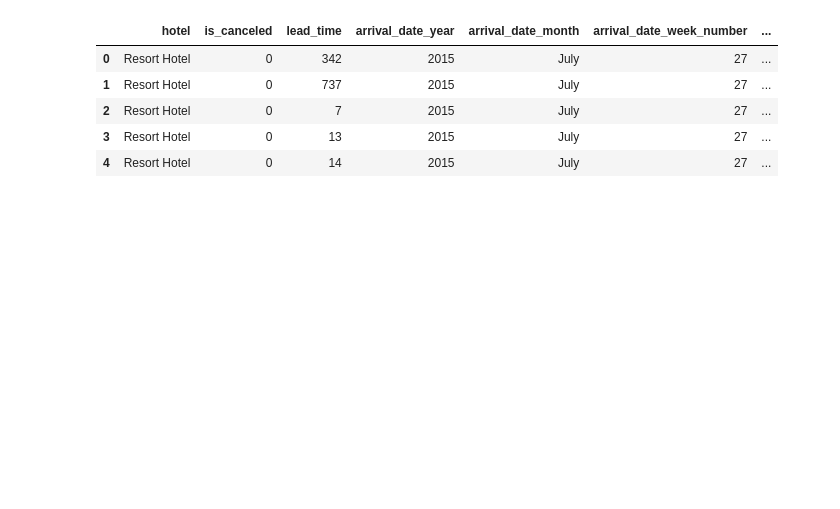
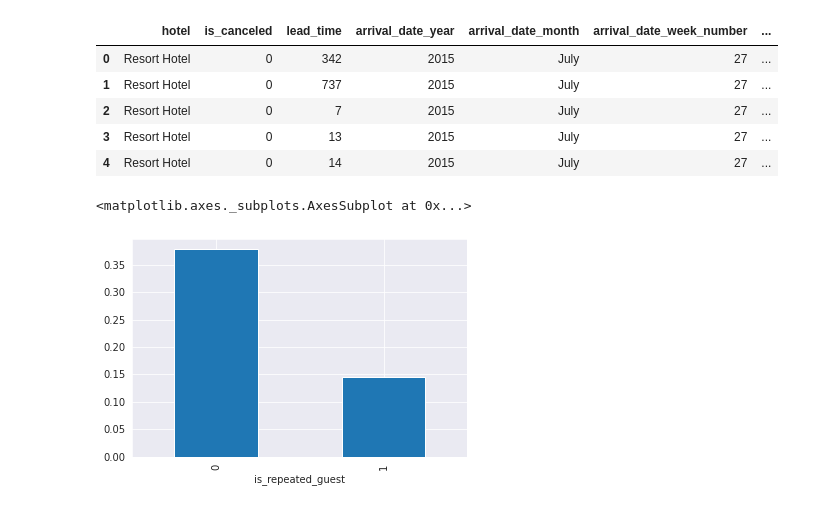
Before and after one commit to suchirmm/hotel-booking, a Jupyter notebook: hotel_booking_analysis.ipynb, the cells around one changed output. Cells and saved outputs as stored; diff of their text form; code cells hidden in the pictures; blank space fills up the shorter version.

```diff
--- a/hotel_booking_analysis.ipynb
+++ b/hotel_booking_analysis.ipynb
@@ -402,3 +437,10 @@ df.head()
 | 2 | Resort Hotel | 0 | 7 | 2015 | July | 27 | ... |
 | 3 | Resort Hotel | 0 | 13 | 2015 | July | 27 | ... |
 | 4 | Resort Hotel | 0 | 14 | 2015 | July | 27 | ... |
+# %%
+# Is repeated guest ??
+
+df.groupby('is_repeated_guest')['is_canceled'].mean().plot.bar()
+# %% [output]
+<matplotlib.axes._subplots.AxesSubplot at 0x...>
+[figure, added]
```
Also changed, not shown: parts of 13 cells of this notebook.
